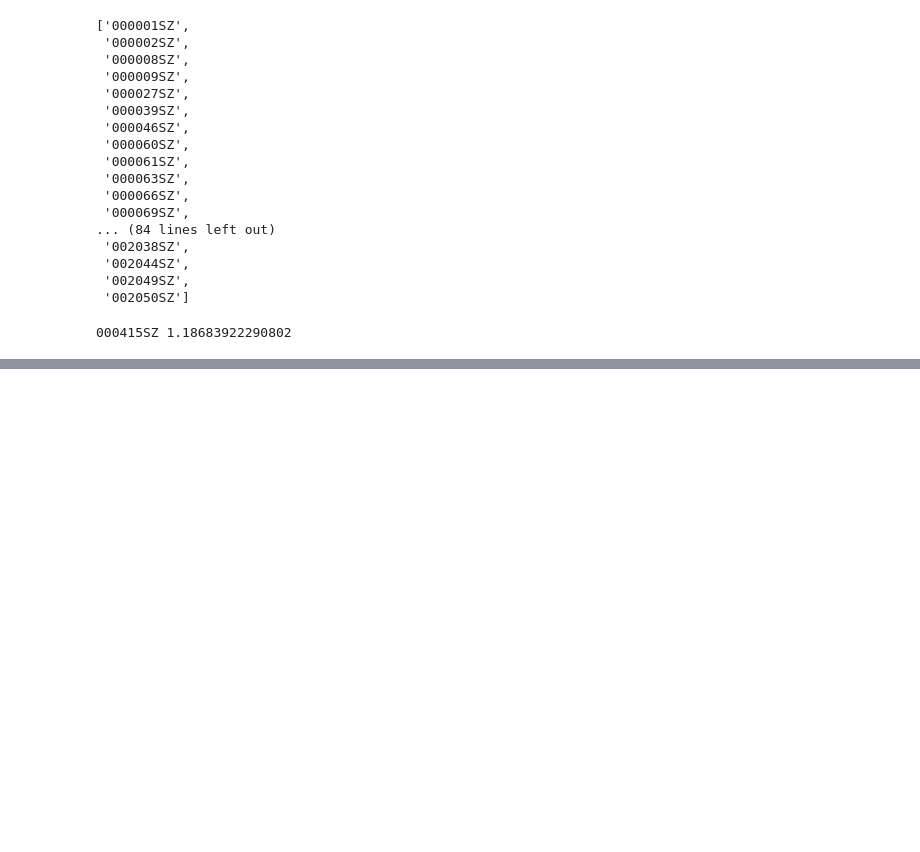
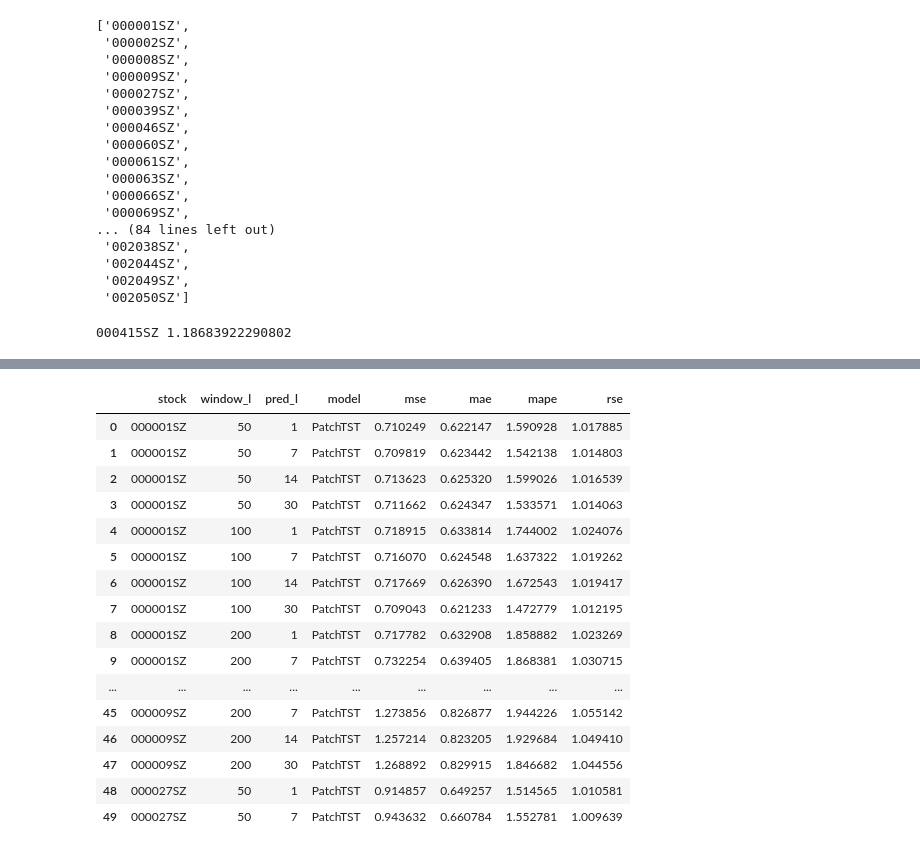
Before and after one commit to vincent05r/Stock_models_transformer, a Jupyter notebook: result_visualization.ipynb, the cells around one changed output, grey strips where cells are left out. Cells and saved outputs as stored; diff of their text form; code cells hidden in the pictures; blank space fills up the shorter version.

```diff
--- a/result_visualization.ipynb
+++ b/result_visualization.ipynb
@@ -47,8 +47,8 @@ for i in range(0, len(raw_str), 2):
     metrics = raw_str[i + 1].split(',')
 
     stock_name = header[1]
-    window_length = header[2]
-    pred_length = header[3]
+    window_length = int(header[2])
+    pred_length = int(header[3])
     model = header[4]
 
     mse = float(metrics[0].split(":")[1])
@@ -149,0 +160,20 @@ for metric in ['mse', 'mae', 'mape', 'rse']:
+# %%
+raw_df[:50]
+# %% [output]
+|  | stock | window_l | pred_l | model | mse | mae | mape | rse |
+| 0 | 000001SZ | 50 | 1 | PatchTST | 0.710249 | 0.622147 | 1.590928 | 1.017885 |
+| 1 | 000001SZ | 50 | 7 | PatchTST | 0.709819 | 0.623442 | 1.542138 | 1.014803 |
+| 2 | 000001SZ | 50 | 14 | PatchTST | 0.713623 | 0.625320 | 1.599026 | 1.016539 |
+| 3 | 000001SZ | 50 | 30 | PatchTST | 0.711662 | 0.624347 | 1.533571 | 1.014063 |
+| 4 | 000001SZ | 100 | 1 | PatchTST | 0.718915 | 0.633814 | 1.744002 | 1.024076 |
+| 5 | 000001SZ | 100 | 7 | PatchTST | 0.716070 | 0.624548 | 1.637322 | 1.019262 |
+| 6 | 000001SZ | 100 | 14 | PatchTST | 0.717669 | 0.626390 | 1.672543 | 1.019417 |
+| 7 | 000001SZ | 100 | 30 | PatchTST | 0.709043 | 0.621233 | 1.472779 | 1.012195 |
+| 8 | 000001SZ | 200 | 1 | PatchTST | 0.717782 | 0.632908 | 1.858882 | 1.023269 |
+| 9 | 000001SZ | 200 | 7 | PatchTST | 0.732254 | 0.639405 | 1.868381 | 1.030715 |
+| ... | ... | ... | ... | ... | ... | ... | ... | ... |
+| 45 | 000009SZ | 200 | 7 | PatchTST | 1.273856 | 0.826877 | 1.944226 | 1.055142 |
+| 46 | 000009SZ | 200 | 14 | PatchTST | 1.257214 | 0.823205 | 1.929684 | 1.049410 |
+| 47 | 000009SZ | 200 | 30 | PatchTST | 1.268892 | 0.829915 | 1.846682 | 1.044556 |
+| 48 | 000027SZ | 50 | 1 | PatchTST | 0.914857 | 0.649257 | 1.514565 | 1.010581 |
+| 49 | 000027SZ | 50 | 7 | PatchTST | 0.943632 | 0.660784 | 1.552781 | 1.009639 |
```
Also changed, not shown: parts of 9 cells of this notebook, 20 other files.
